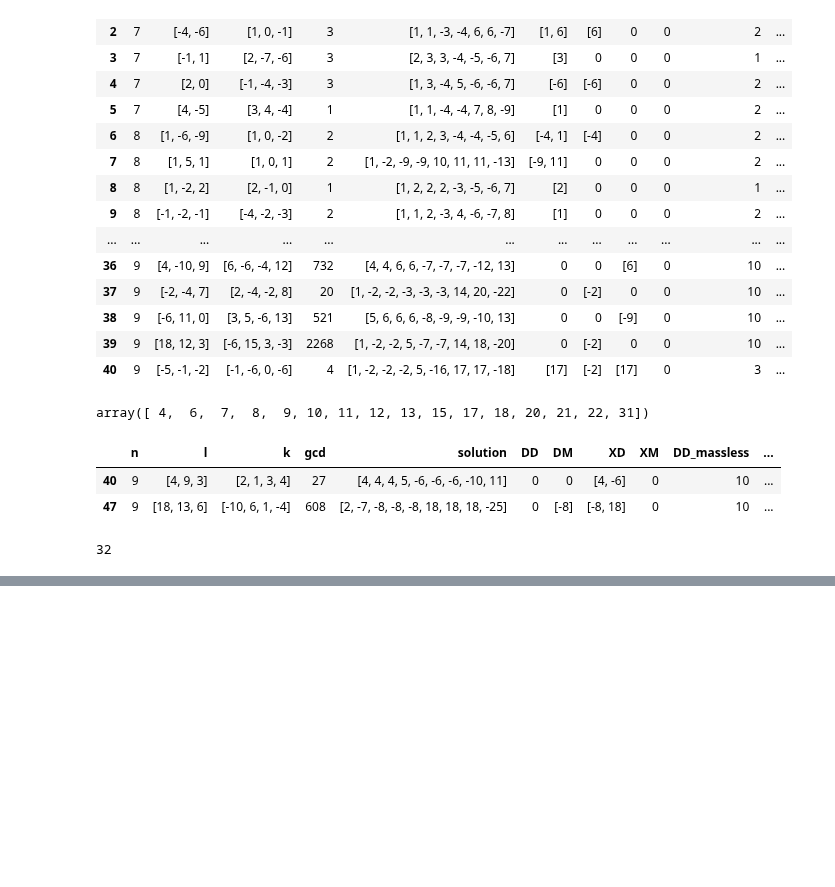
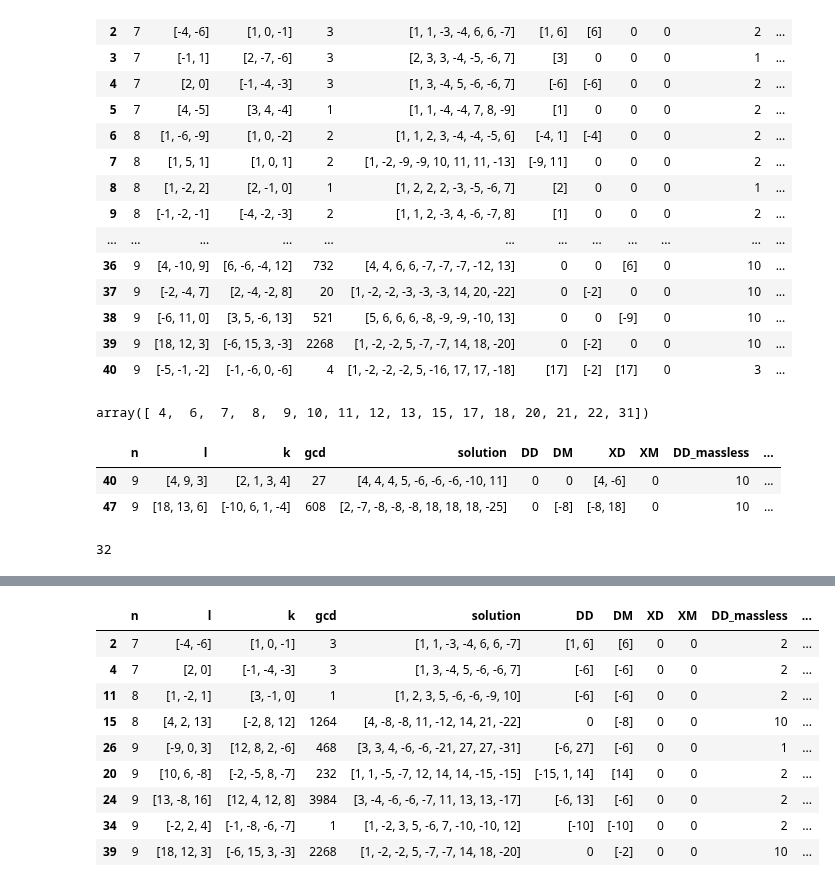
Before and after one commit to LBJ-Wade/anomaly, a Jupyter notebook: Analysis.ipynb, the cells around one changed output, grey strips where cells are left out. Drawn from its saved outputs; the diff is of its cells as text; code cells hidden in the pictures; blank space fills up the shorter version.

```diff
--- a/Analysis.ipynb
+++ b/Analysis.ipynb
@@ -357,0 +429,15 @@ kk[(kk['n']==n) & (kk['DD_massless']==x)]
+# %%
+fl.loc[15,'Q']=0
+fl.loc[39,'Q']=0
+fl[fl['DM_massless']==i].sort_values(['n','DD_massless','XD_massless','XM_massless'])
+# %% [output]
+|  | n | l | k | gcd | solution | DD | DM | XD | XM | DD_massless | ... |
+| 2 | 7 | [-4, -6] | [1, 0, -1] | 3 | [1, 1, -3, -4, 6, 6, -7] | [1, 6] | [6] | 0 | 0 | 2 | ... |
+| 4 | 7 | [2, 0] | [-1, -4, -3] | 3 | [1, 3, -4, 5, -6, -6, 7] | [-6] | [-6] | 0 | 0 | 2 | ... |
+| 11 | 8 | [1, -2, 1] | [3, -1, 0] | 1 | [1, 2, 3, 5, -6, -6, -9, 10] | [-6] | [-6] | 0 | 0 | 2 | ... |
+| 15 | 8 | [4, 2, 13] | [-2, 8, 12] | 1264 | [4, -8, -8, 11, -12, 14, 21, -22] | 0 | [-8] | 0 | 0 | 10 | ... |
+| 26 | 9 | [-9, 0, 3] | [12, 8, 2, -6] | 468 | [3, 3, 4, -6, -6, -21, 27, 27, -31] | [-6, 27] | [-6] | 0 | 0 | 1 | ... |
+| 20 | 9 | [10, 6, -8] | [-2, -5, 8, -7] | 232 | [1, 1, -5, -7, 12, 14, 14, -15, -15] | [-15, 1, 14] | [14] | 0 | 0 | 2 | ... |
+| 24 | 9 | [13, -8, 16] | [12, 4, 12, 8] | 3984 | [3, -4, -6, -6, -7, 11, 13, 13, -17] | [-6, 13] | [-6] | 0 | 0 | 2 | ... |
+| 34 | 9 | [-2, 2, 4] | [-1, -8, -6, -7] | 1 | [1, -2, 3, 5, -6, 7, -10, -10, 12] | [-10] | [-10] | 0 | 0 | 2 | ... |
+| 39 | 9 | [18, 12, 3] | [-6, 15, 3, -3] | 2268 | [1, -2, -2, 5, -7, -7, 14, 18, -20] | 0 | [-2] | 0 | 0 | 10 | ... |
```
Also changed, not shown: parts of 12 cells of this notebook.
